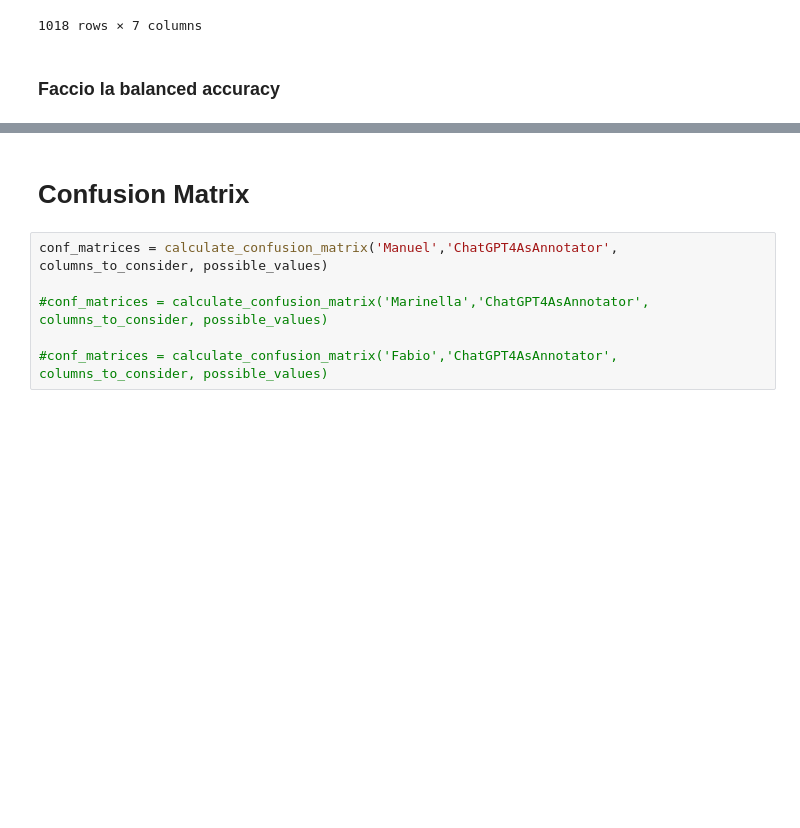
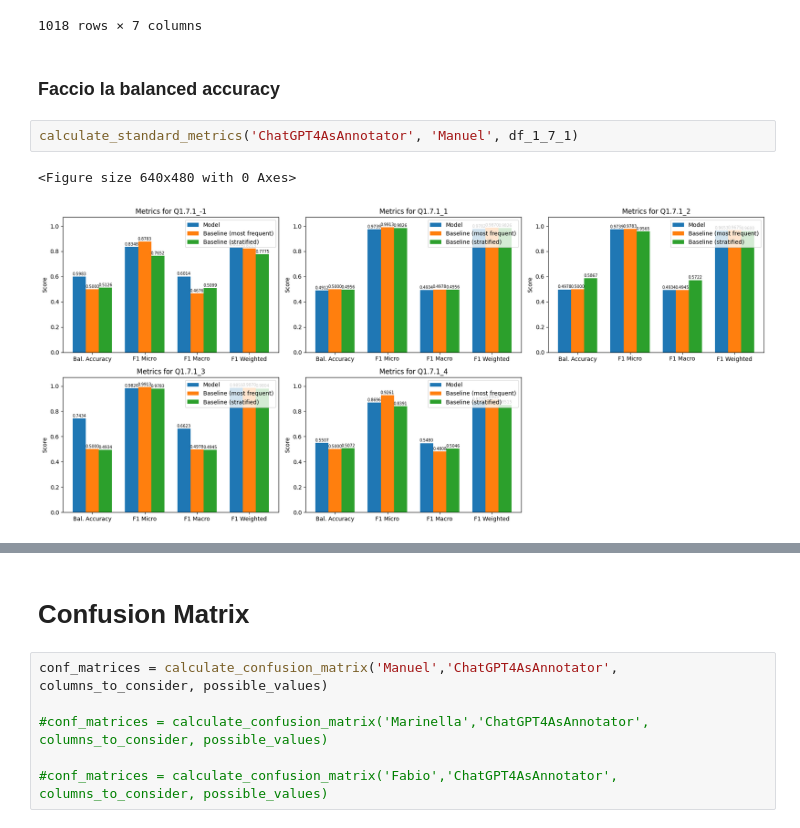
Before and after one commit to bianchi-john/ChatGPTAsAnnotator, a Jupyter notebook: Code/Comparison.ipynb, the cells around one changed output, grey strips where cells are left out. Drawn from its saved outputs; the diff is of its cells as text; blank space fills up the shorter version.

```diff
--- a/Code/Comparison.ipynb
+++ b/Code/Comparison.ipynb
@@ -940,4 +893,9 @@ df_1_7_1
 1018 rows × 7 columns
 # %% [markdown]
 ### Faccio la balanced accuracy
+# %%
+calculate_standard_metrics('ChatGPT4AsAnnotator', 'Manuel', df_1_7_1)
+# %% [output]
+<Figure size 640x480 with 0 Axes>
+[figure, added]
 # %%
```
Also changed, not shown: parts of 11 cells of this notebook, 1 other file.
